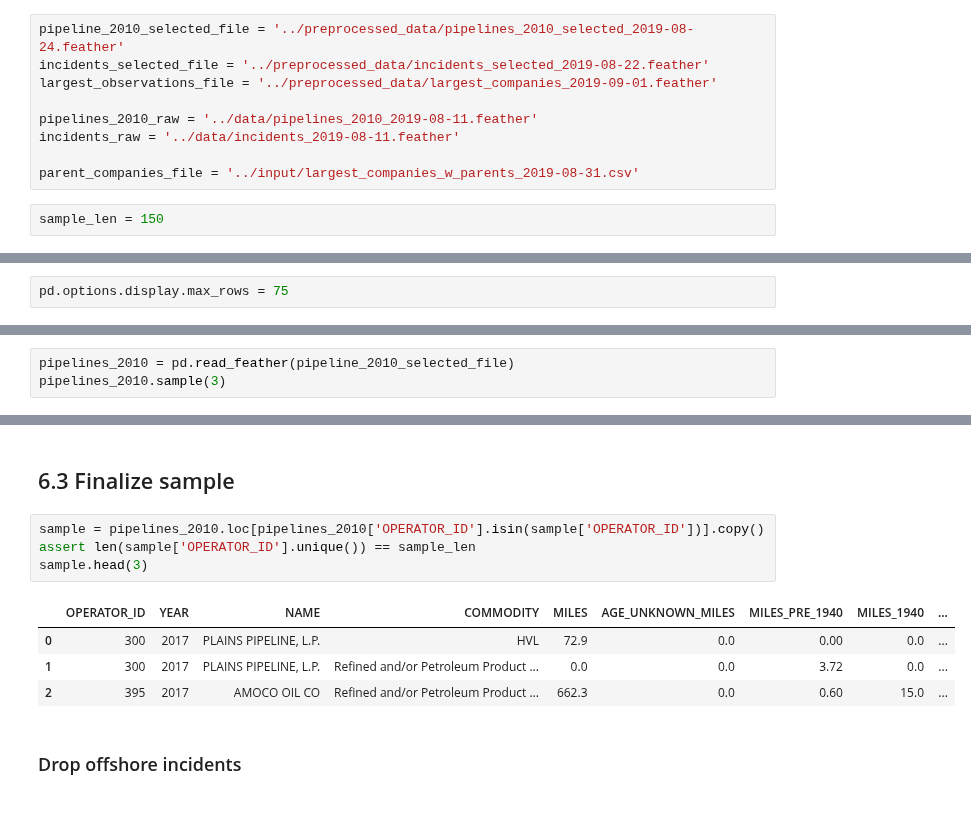
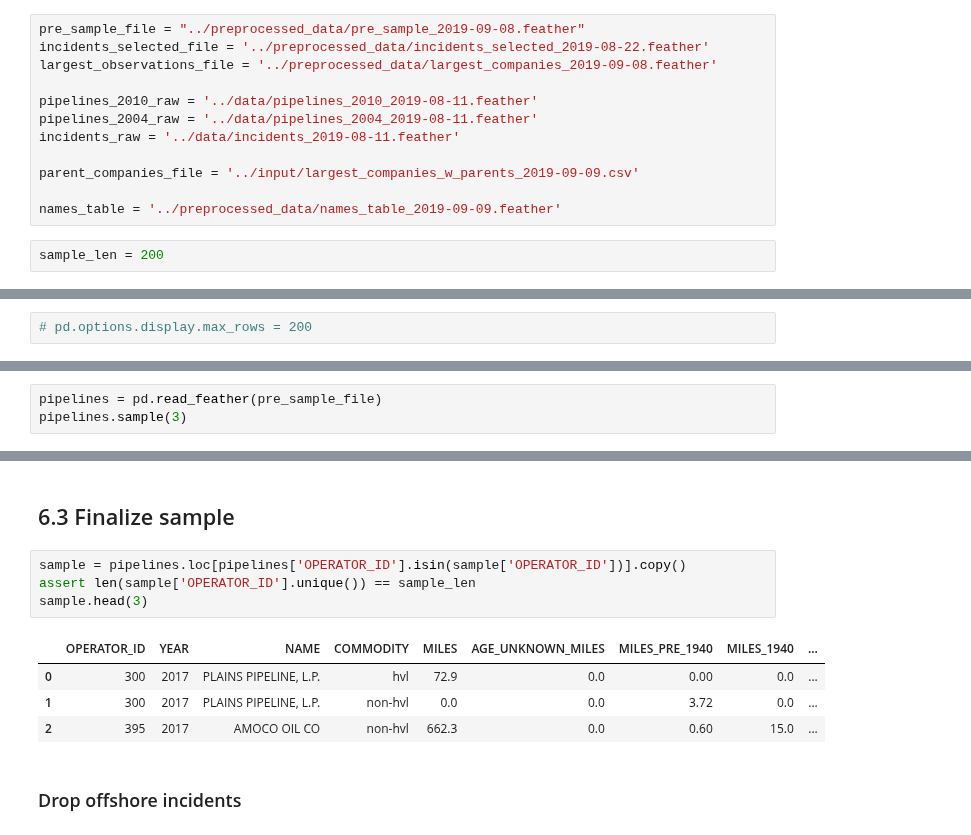
Before and after one commit to julianbarg/oil_industry, a Jupyter notebook: workbooks/6py_create_preliminary_sample.ipynb, the cells around one changed output, grey strips where cells are left out. Drawn from its saved outputs; the diff is of its cells as text.

```diff
--- a/workbooks/6py_create_preliminary_sample.ipynb
+++ b/workbooks/6py_create_preliminary_sample.ipynb
@@ -5,16 +5,19 @@ We grab the 50 operators with the largest network of pipelines (in any year) and
 # %% [markdown]
 Most recent file versions used in this workbook:
 # %%
-pipeline_2010_selected_file = '../preprocessed_data/pipelines_2010_selected_2019-08-24.feather'
+pre_sample_file = "../preprocessed_data/pre_sample_2019-09-08.feather"
 incidents_selected_file = '../preprocessed_data/incidents_selected_2019-08-22.feather'
-largest_observations_file = '../preprocessed_data/largest_companies_2019-09-01.feather'
+largest_observations_file = '../preprocessed_data/largest_companies_2019-09-08.feather'
 
 pipelines_2010_raw = '../data/pipelines_2010_2019-08-11.feather'
+pipelines_2004_raw = '../data/pipelines_2004_2019-08-11.feather'
 incidents_raw = '../data/incidents_2019-08-11.feather'
 
-parent_companies_file = '../input/largest_companies_w_parents_2019-08-31.csv'
+parent_companies_file = '../input/largest_companies_w_parents_2019-09-09.csv'
+
+names_table = '../preprocessed_data/names_table_2019-09-09.feather'
 # %%
-sample_len = 150
+sample_len = 200
 # %% [markdown]
 ## Setup
 # %%
@@ -24,11 +27,11 @@ from datetime import date
 
 today = date.today().isoformat()
 # %%
-pd.options.display.max_rows = 75
+# pd.options.display.max_rows = 200
 # %% [markdown]
 # Load data
 # %%
-pipelines_2010 = pd.read_feather(pipeline_2010_selected_file)
-pipelines_2010.sample(3)
+pipelines = pd.read_feather(pre_sample_file)
+pipelines.sample(3)
 # %% [output]
 |  | OPERATOR_ID | YEAR | NAME | COMMODITY | MILES | AGE_UNKNOWN_MILES | MILES_PRE_1940 | MILES_1940 | ... |
@@ -126,14 +139,14 @@ assert parents.loc[parents['OPERATOR_ID'].isin(sample[:sample_len]['OPERATOR_ID'
 # %% [markdown]
 ## 6.3 Finalize sample
 # %%
-sample = pipelines_2010.loc[pipelines_2010['OPERATOR_ID'].isin(sample['OPERATOR_ID'])].copy()
+sample = pipelines.loc[pipelines['OPERATOR_ID'].isin(sample['OPERATOR_ID'])].copy()
 assert len(sample['OPERATOR_ID'].unique()) == sample_len
 sample.head(3)
 # %% [output]
 |  | OPERATOR_ID | YEAR | NAME | COMMODITY | MILES | AGE_UNKNOWN_MILES | MILES_PRE_1940 | MILES_1940 | ... |
-| 0 | 300 | 2017 | PLAINS PIPELINE, L.P. | HVL | 72.9 | 0.0 | 0.00 | 0.0 | ... |
-| 1 | 300 | 2017 | PLAINS PIPELINE, L.P. | Refined and/or Petroleum Product ... | 0.0 | 0.0 | 3.72 | 0.0 | ... |
-| 2 | 395 | 2017 | AMOCO OIL CO | Refined and/or Petroleum Product ... | 662.3 | 0.0 | 0.60 | 15.0 | ... |
+| 0 | 300 | 2017 | PLAINS PIPELINE, L.P. | hvl | 72.9 | 0.0 | 0.00 | 0.0 | ... |
+| 1 | 300 | 2017 | PLAINS PIPELINE, L.P. | non-hvl | 0.0 | 0.0 | 3.72 | 0.0 | ... |
+| 2 | 395 | 2017 | AMOCO OIL CO | non-hvl | 662.3 | 0.0 | 0.60 | 15.0 | ... |
 # %% [markdown]
 ### Drop offshore incidents
 # %%
```
Also changed, not shown: parts of 26 cells of this notebook, 1 other file.
